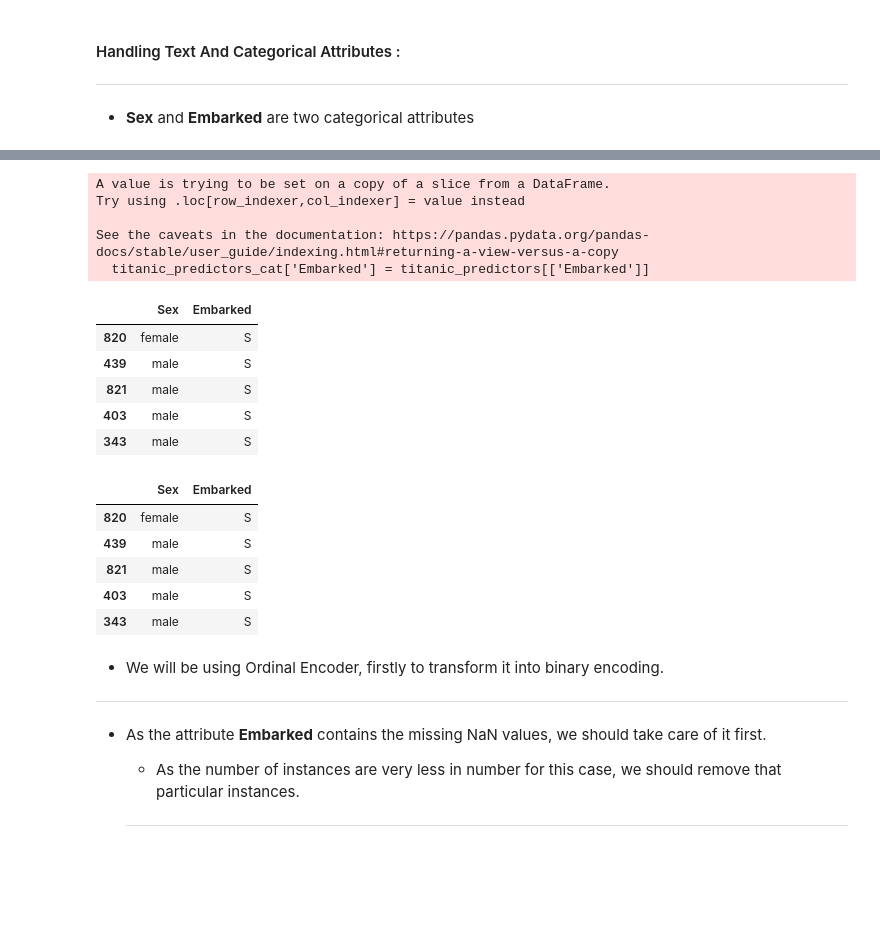
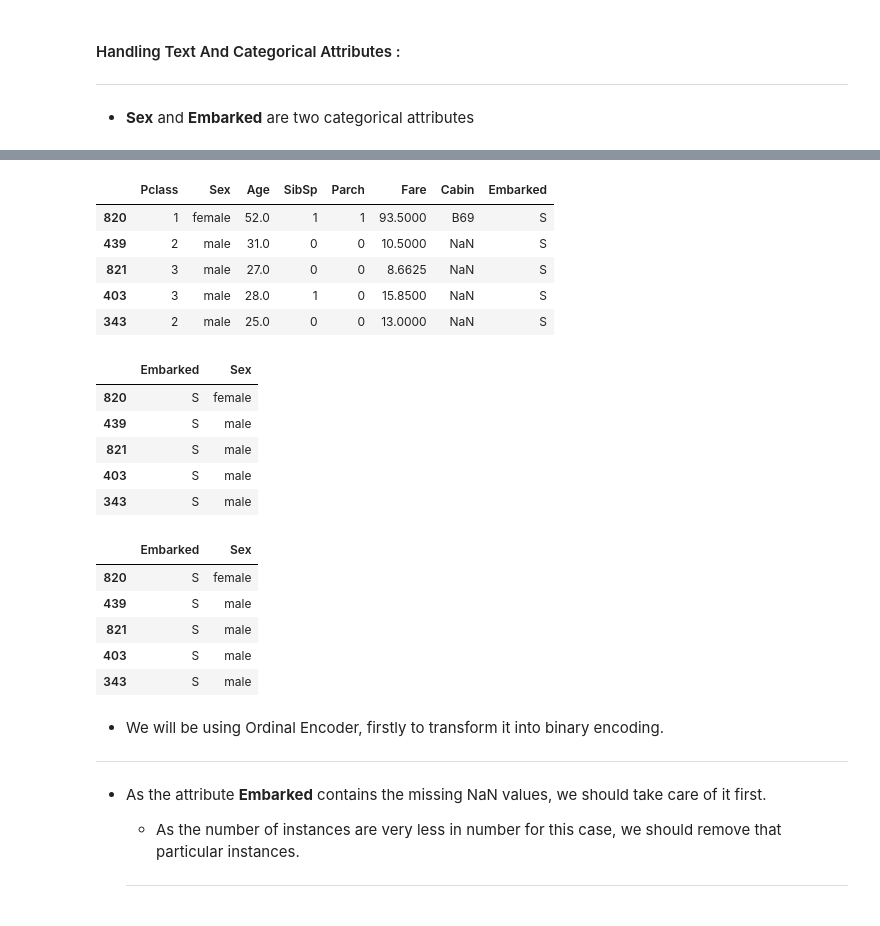
Before and after one commit to PokeyKraken/Titanic_solved, a Jupyter notebook: Titanic_solved.ipynb, the cells around one changed output, grey strips where cells are left out. Saved outputs shown, nothing was run; the diff lists cells and outputs as text; code cells hidden in the pictures; blank space fills up the shorter version.

```diff
--- a/Titanic_solved.ipynb
+++ b/Titanic_solved.ipynb
@@ -37,2 +98,2 @@ passengerID , Name , Ticket; theses attributes are of least importance. So, we c
 # %%
-titanic.drop('PassengerId' , axis=1, inplace=True)
+titanic_train.drop(['PassengerId','Name','Ticket'],axis=1,inplace=True)
@@ -641,27 +711,33 @@ titanic_predictors_tr.head()
+# %%
+titanic_predictors = strat_train_set.copy()
+# %%
+titanic_predictors.head()
+# %% [output]
+|  | Pclass | Sex | Age | SibSp | Parch | Fare | Cabin | Embarked |
+| 820 | 1 | female | 52.0 | 1 | 1 | 93.5000 | B69 | S |
+| 439 | 2 | male | 31.0 | 0 | 0 | 10.5000 | NaN | S |
+| 821 | 3 | male | 27.0 | 0 | 0 | 8.6625 | NaN | S |
+| 403 | 3 | male | 28.0 | 1 | 0 | 15.8500 | NaN | S |
+| 343 | 2 | male | 25.0 | 0 | 0 | 13.0000 | NaN | S |
 # %%
-titanic_predictors_cat['Embarked'] = titanic_predictors[['Embarked']]
+titanic_predictors_cat = titanic_predictors[['Embarked','Sex']]
 titanic_predictors_cat.head()
 # %% [output]
-A value is trying to be set on a copy of a slice from a DataFrame.
-Try using .loc[row_indexer,col_indexer] = value instead
-
-See the caveats in the documentation: https://pandas.pydata.org/pandas-docs/stable/user_guide/indexing.html#returning-a-view-versus-a-copy
-  titanic_predictors_cat['Embarked'] = titanic_predictors[['Embarked']]
-|  | Sex | Embarked |
-| 820 | female | S |
-| 439 | male | S |
-| 821 | male | S |
-| 403 | male | S |
-| 343 | male | S |
+|  | Embarked | Sex |
+| 820 | S | female |
+| 439 | S | male |
+| 821 | S | male |
+| 403 | S | male |
+| 343 | S | male |
 # %%
 titanic_predictors_cat.head()
 # %% [output]
-|  | Sex | Embarked |
-| 820 | female | S |
-| 439 | male | S |
-| 821 | male | S |
-| 403 | male | S |
-| 343 | male | S |
+|  | Embarked | Sex |
+| 820 | S | female |
+| 439 | S | male |
+| 821 | S | male |
+| 403 | S | male |
+| 343 | S | male |
 # %% [markdown]
 - We will be using Ordinal Encoder, firstly to transform it into binary encoding.
 -------
```
Also changed, not shown: parts of 52 cells of this notebook.
